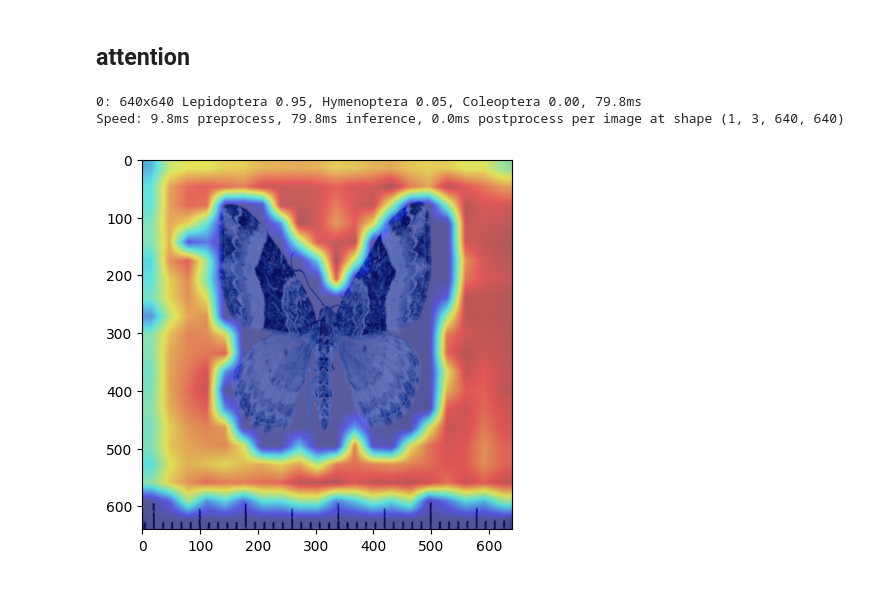
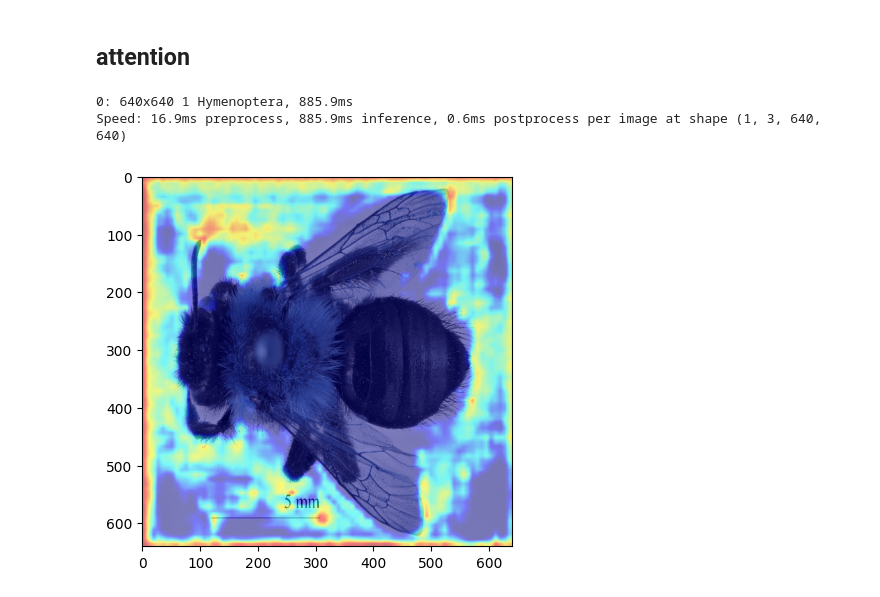
Before and after one commit to TomBellivier/CV-for-GRIT, a Jupyter notebook: models/classifier/base_classification.ipynb, the cells around one changed output. Drawn from its saved outputs; the diff is of its cells as text; code cells hidden in the pictures.

```diff
--- a/models/classifier/base_classification.ipynb
+++ b/models/classifier/base_classification.ipynb
@@ -110,23 +142,23 @@ disp.plot()
 # %% [markdown]
 ## attention
 # %%
-model = YOLO("./runs/classify/train2/weights/best.pt")
+model = YOLO("./runs/detect/train10/weights/best.pt")
 model = model.cpu()
 
-target_layers = [model.model.model[-3]]
+target_layers = [model.model.model[16]]
 
-img = cv2.imread('images/lepidoptera.jpg')
+img = cv2.imread('images/hymenoptera.jpg')
 img = cv2.resize(img, (640, 640))
 rgb_img = img.copy()
 img = np.float32(img) / 255
 
-cam = EigenCAM(model, target_layers, task='cls')
+cam = EigenCAM(model, target_layers, task='od')
 grayscale_cam = cam(rgb_img)[0, :, :]
 cam_image = show_cam_on_image(img, grayscale_cam, use_rgb=True)
 plt.imshow(cam_image)
-plt.savefig('classification_cam.png')
+plt.savefig('results/detect/cam.png')
 plt.show()
 # %% [output]
-0: 640x640 Lepidoptera 0.95, Hymenoptera 0.05, Coleoptera 0.00, 79.8ms
-Speed: 9.8ms preprocess, 79.8ms inference, 0.0ms postprocess per image at shape (1, 3, 640, 640)
+0: 640x640 1 Hymenoptera, 885.9ms
+Speed: 16.9ms preprocess, 885.9ms inference, 0.6ms postprocess per image at shape (1, 3, 640, 640)
-[figure, old version]
+[figure, new version]
```
Also changed, not shown: parts of 7 cells of this notebook, 9 other files.
